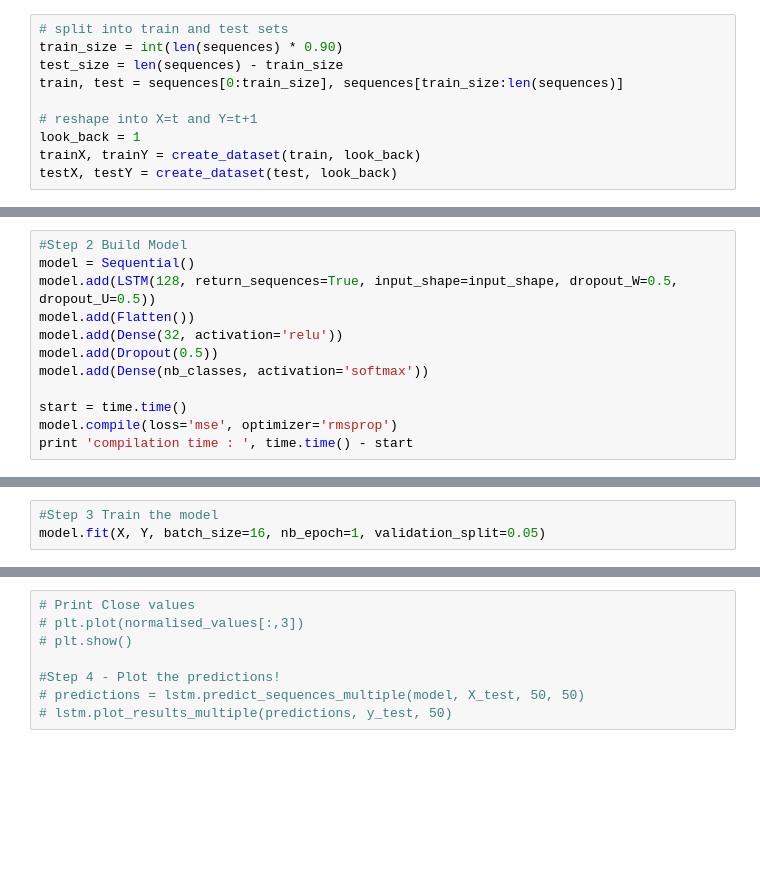
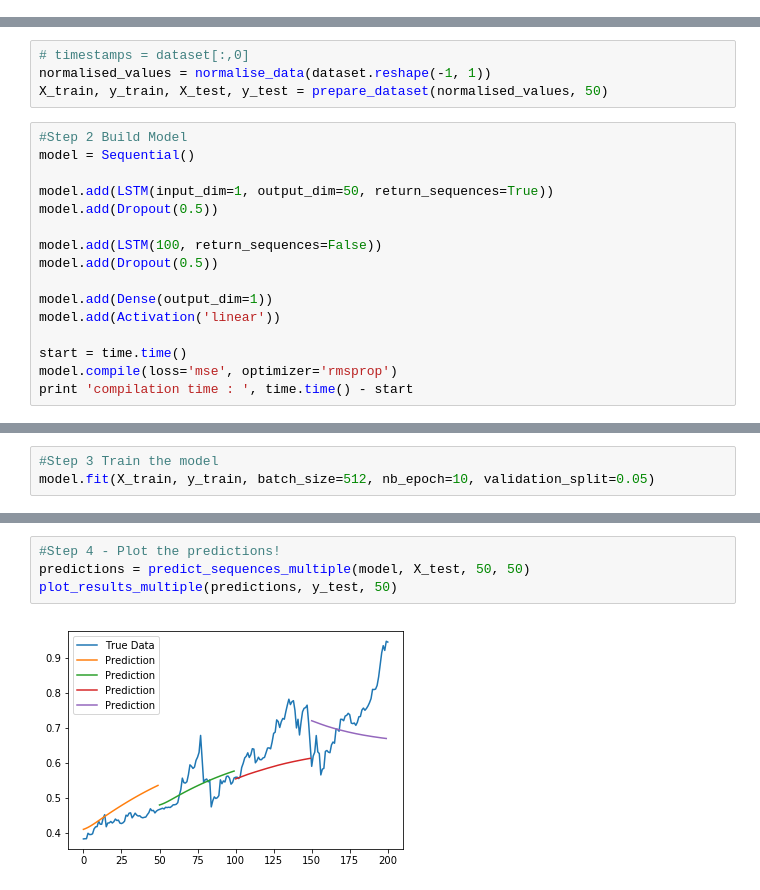
Before and after one commit to SofianHamiti/LSTM_Time_Series, a Jupyter notebook: bitcoin_LSTM.ipynb, the cells around one changed output, grey strips where cells are left out. Drawn from its saved outputs; the diff is of its cells as text; blank space fills up the shorter version.

Commit message:
data preparation updates 1

```diff
--- a/bitcoin_LSTM.ipynb
+++ b/bitcoin_LSTM.ipynb
@@ -60,10 +14,0 @@ Index([u'Open', u'High', u'Low', u'Close', u'Volume (BTC)',
-# %%
-# split into train and test sets
-train_size = int(len(sequences) * 0.90)
-test_size = len(sequences) - train_size
-train, test = sequences[0:train_size], sequences[train_size:len(sequences)]
-
-# reshape into X=t and Y=t+1
-look_back = 1
-trainX, trainY = create_dataset(train, look_back)
-testX, testY = create_dataset(test, look_back)
@@ -76,11 +100,19 @@ X, Y = prepare_sequences(trainX, trainY, 50)
+# %%
+# timestamps = dataset[:,0]
+normalised_values = normalise_data(dataset.reshape(-1, 1))
+X_train, y_train, X_test, y_test = prepare_dataset(normalised_values, 50)
 # %%
 #Step 2 Build Model
 model = Sequential()
-model.add(LSTM(128, return_sequences=True, input_shape=input_shape, dropout_W=0.5, dropout_U=0.5))
-model.add(Flatten())
-model.add(Dense(32, activation='relu'))
+
+model.add(LSTM(input_dim=1, output_dim=50, return_sequences=True))
 model.add(Dropout(0.5))
-model.add(Dense(nb_classes, activation='softmax'))
+
+model.add(LSTM(100, return_sequences=False))
+model.add(Dropout(0.5))
+
+model.add(Dense(output_dim=1))
+model.add(Activation('linear'))
 
 start = time.time()
 model.compile(loss='mse', optimizer='rmsprop')
@@ -90,4 +122,4 @@ NameError: name 'nb_classes' is not defined
 # %%
 #Step 3 Train the model
-model.fit(X, Y, batch_size=16, nb_epoch=1, validation_split=0.05)
+model.fit(X_train, y_train, batch_size=512, nb_epoch=10, validation_split=0.05)
 # %% [output]
@@ -95,8 +144,6 @@ ValueError: Error when checking model target: expected dropout_16 to have 2 dime
 # %%
-# Print Close values
-# plt.plot(normalised_values[:,3])
-# plt.show()
-
 #Step 4 - Plot the predictions!
-# predictions = lstm.predict_sequences_multiple(model, X_test, 50, 50)
-# lstm.plot_results_multiple(predictions, y_test, 50)
+predictions = predict_sequences_multiple(model, X_test, 50, 50)
+plot_results_multiple(predictions, y_test, 50)
+# %% [output]
+[figure, added]
```
Also changed, not shown: parts of 11 cells of this notebook, 1 other file.
